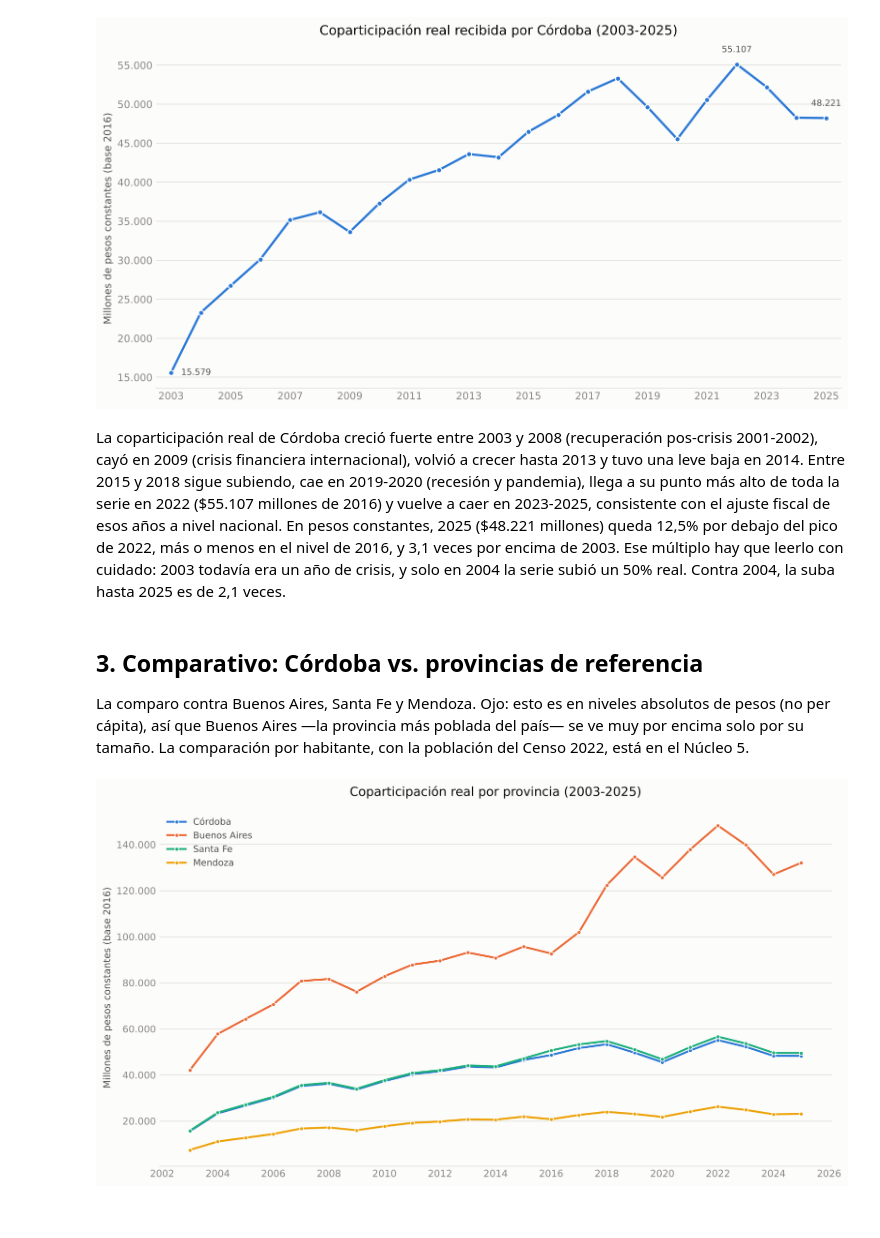
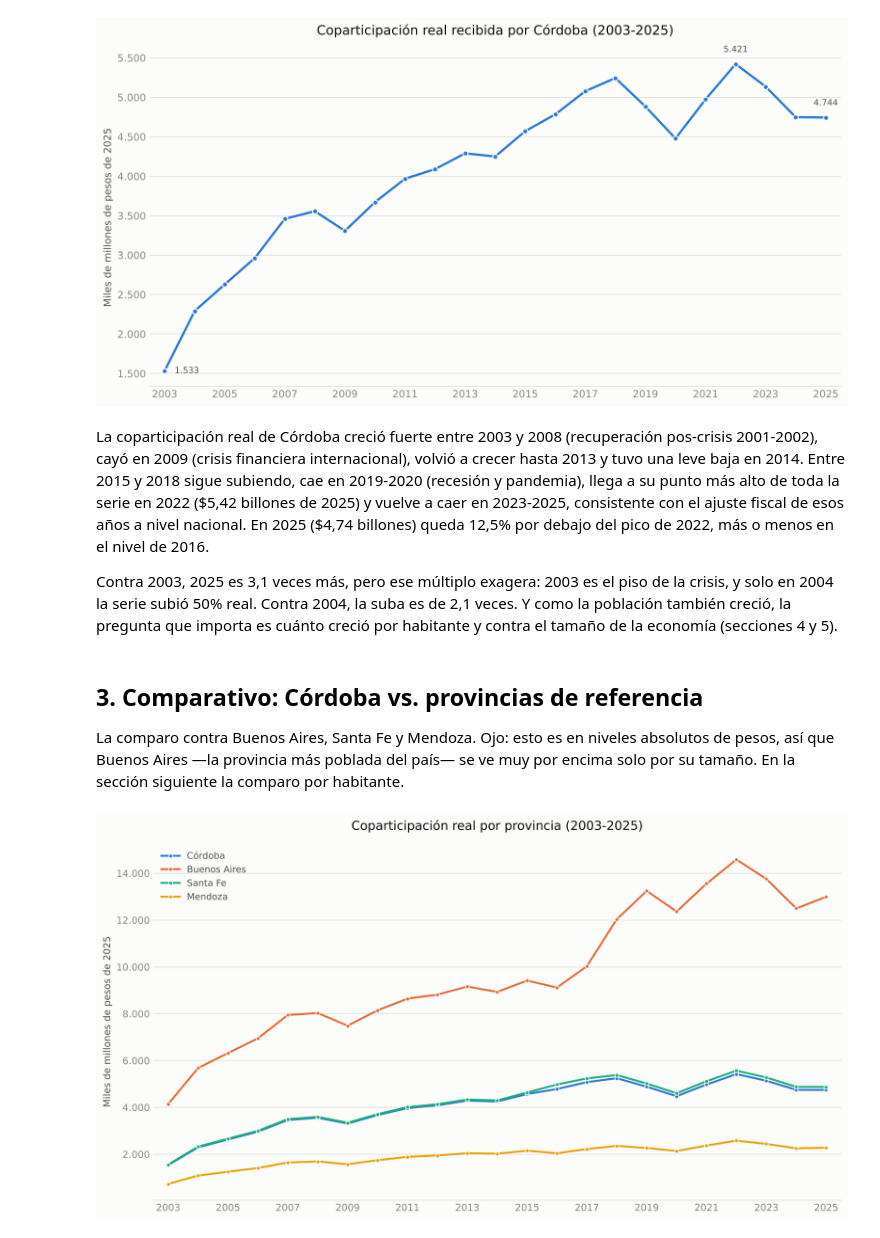
Before and after one commit to llorenzomagnano-sys/analisis-de-la-coparticipacion-federal-con-foco-en-cordoba, a Jupyter notebook: notebooks/01_serie_historica.ipynb, the cells around one changed output. Saved outputs shown, nothing was run; the diff lists cells and outputs as text; code cells hidden in the pictures.

```diff
--- a/notebooks/01_serie_historica.ipynb
+++ b/notebooks/01_serie_historica.ipynb
@@ -25,4 +27,6 @@ Trabajo sobre `data/processed/coparticipacion_real.csv`, generado por
 # %%
+import sys
+
 import pandas as pd
 import matplotlib.pyplot as plt
 import matplotlib.ticker as mticker
@@ -56,6 +60,27 @@ BASE_DIR = Path("..").resolve() if Path("../data").exists() else Path(".").resol
 FIGURES_DIR = BASE_DIR / "output" / "figures"
 FIGURES_DIR.mkdir(parents=True, exist_ok=True)
 
+sys.path.insert(0, str(BASE_DIR / "scripts"))
+from build_coparticipacion_pib_poblacion import descomponer  # noqa: E402
+
 df = pd.read_csv(BASE_DIR / "data" / "processed" / "coparticipacion_real.csv")
+# El CSV trae los montos reales en pesos de 2016. Para los gráficos los paso a pesos de
+# 2025, una unidad más fácil de dimensionar: mismo IPC, solo cambia el año de referencia.
+ipc_2025 = df.loc[df["anio"] == 2025, "ipc_promedio_anual"].iloc[0]
+df["real_miles_millones_2025"] = df["monto_nominal"] * ipc_2025 / df["ipc_promedio_anual"] / 1e3
+por_habitante = pd.read_csv(BASE_DIR / "data" / "processed" / "coparticipacion_por_habitante.csv")
+agregada = pd.read_csv(BASE_DIR / "data" / "processed" / "coparticipacion_agregada.csv")
+
+
+def ar(valor, decimales=2):
+    """Formato argentino: coma decimal, punto de miles."""
+    return f"{valor:,.{decimales}f}".replace(",", "X").replace(".", ",").replace("X", ".")
+
+
+def pesos_por_habitante(miles):
+    """Etiqueta en miles de pesos, o en millones desde $1 millón."""
+    return f"${ar(miles / 1e3)} millones" if miles >= 1e3 else f"${ar(miles, 0)} mil"
+
+
 df.head()
 # %% [output]
@@ -96,19 +122,19 @@ cordoba = df[df["provincia"] == "Córdoba"].sort_values("anio")
 
 fig, ax = plt.subplots(figsize=(10.5, 5.5), dpi=150)
 ax.plot(
-    cordoba["anio"], cordoba["monto_real_base2016"],
+    cordoba["anio"], cordoba["real_miles_millones_2025"],
     color=COLOR_CORDOBA, linewidth=2.2, marker="o", markersize=5,
     markerfacecolor=COLOR_CORDOBA, markeredgecolor=SURFACE, markeredgewidth=1,
 )
 
 # Etiquetas directas selectivas: primer punto, mínimo, máximo y último punto.
-idx_max = cordoba["monto_real_base2016"].idxmax()
-idx_min = cordoba["monto_real_base2016"].idxmin()
+idx_max = cordoba["real_miles_millones_2025"].idxmax()
+idx_min = cordoba["real_miles_millones_2025"].idxmin()
 for idx in sorted(set([cordoba.index[0], idx_min, idx_max, cordoba.index[-1]])):
     row = cordoba.loc[idx]
     ax.annotate(
-        f"{row['monto_real_base2016']:,.0f}".replace(",", "."),
-        (row["anio"], row["monto_real_base2016"]),
+        f"{row['real_miles_millones_2025']:,.0f}".replace(",", "."),
+        (row["anio"], row["real_miles_millones_2025"]),
         textcoords="offset points",
         xytext=((10, 0) if idx == cordoba.index[0] else (0, 10)),
         ha=("left" if idx == cordoba.index[0] else "center"),
@@ -117,7 +143,7 @@ for idx in sorted(set([cordoba.index[0], idx_min, idx_max, cordoba.index[-1]])):
     )
 
 ax.set_title("Coparticipación real recibida por Córdoba (2003-2025)", fontsize=13, color=INK_PRIMARY, pad=14)
-ax.set_ylabel("Millones de pesos constantes (base 2016)", fontsize=10)
+ax.set_ylabel("Miles de millones de pesos de 2025", fontsize=10)
 ax.set_xlabel("")
 ax.set_xlim(2002.5, 2025.5)
 ax.set_xticks(range(2003, 2026, 2))
@@ -134,25 +160,26 @@ fig.tight_layout()
 fig.savefig(FIGURES_DIR / "cordoba_evolucion_real_2003_2025.png", dpi=300, facecolor=SURFACE)
 plt.show()
 # %% [output]
-[figure, old version]
+[figure, new version]
 # %% [markdown]
 La coparticipación real de Córdoba creció fuerte entre 2003 y 2008 (recuperación
 pos-crisis 2001-2002), cayó en 2009 (crisis financiera internacional), volvió a crecer
 hasta 2013 y tuvo una leve baja en 2014. Entre 2015 y 2018 sigue subiendo, cae en
 2019-2020 (recesión y pandemia), llega a su punto más alto de toda la serie en 2022
-(\$55.107 millones de 2016) y vuelve a caer en 2023-2025, consistente con el ajuste
-fiscal de esos años a nivel nacional. En pesos constantes, 2025 (\$48.221 millones)
-queda 12,5% por debajo del pico de 2022, más o menos en el nivel de 2016, y 3,1 veces
-por encima de 2003. Ese múltiplo hay que leerlo con cuidado: 2003 todavía era un año de
-crisis, y solo en 2004 la serie subió un 50% real. Contra 2004, la suba hasta 2025 es de
-2,1 veces.
+(\$5,42 billones de 2025) y vuelve a caer en 2023-2025, consistente con el ajuste fiscal
+de esos años a nivel nacional. En 2025 (\$4,74 billones) queda 12,5% por debajo del pico
+de 2022, más o menos en el nivel de 2016.
+
+Contra 2003, 2025 es 3,1 veces más, pero ese múltiplo exagera: 2003 es el piso de la
+crisis, y solo en 2004 la serie subió 50% real. Contra 2004, la suba es de 2,1 veces. Y
+como la población también creció, la pregunta que importa es cuánto creció por
+habitante y contra el tamaño de la economía (secciones 4 y 5).
 # %% [markdown]
 ## 3. Comparativo: Córdoba vs. provincias de referencia
 
 La comparo contra Buenos Aires, Santa Fe y Mendoza. Ojo: esto es en niveles absolutos
-de pesos (no per cápita), así que Buenos Aires —la provincia más poblada del país— se
-ve muy por encima solo por su tamaño. La comparación por habitante, con la población del
-Censo 2022, está en el Núcleo 5.
+de pesos, así que Buenos Aires —la provincia más poblada del país— se ve muy por encima
+solo por su tamaño. En la sección siguiente la comparo por habitante.
 # %%
 provincias_referencia = ["Córdoba", "Buenos Aires", "Santa Fe", "Mendoza"]
 colores = {
@@ -161,35 +188,36 @@ colores = {
     "Santa Fe": COLOR_SANTA_FE,
     "Mendoza": COLOR_MENDOZA,
 }
 
 fig, ax = plt.subplots(figsize=(11, 6), dpi=150)
 for provincia in provincias_referencia:
     serie = df[df["provincia"] == provincia].sort_values("anio")
     ax.plot(
-        serie["anio"], serie["monto_real_base2016"],
+        serie["anio"], serie["real_miles_millones_2025"],
         color=colores[provincia], linewidth=2, marker="o", markersize=4,
         markerfacecolor=colores[provincia], markeredgecolor=SURFACE, markeredgewidth=0.8,
         label=provincia,
     )
 
 ax.set_title("Coparticipación real por provincia (2003-2025)", fontsize=13, color=INK_PRIMARY, pad=14)
-ax.set_ylabel("Millones de pesos constantes (base 2016)", fontsize=10)
+ax.set_ylabel("Miles de millones de pesos de 2025", fontsize=10)
 ax.set_xlabel("")
-ax.xaxis.set_major_locator(mticker.MultipleLocator(2))
+ax.set_xlim(2002.5, 2025.5)
+ax.set_xticks(range(2003, 2026, 2))
 ax.yaxis.set_major_formatter(mticker.FuncFormatter(lambda x, _: f"{x:,.0f}".replace(",", ".")))
 ax.grid(axis="y", color=GRID_COLOR, linewidth=0.8)
 ax.set_axisbelow(True)
 for spine in ["top", "right", "left"]:
     ax.spines[spine].set_visible(False)
 ax.spines["bottom"].set_color(GRID_COLOR)
 ax.tick_params(axis="both", length=0)
 legend = ax.legend(frameon=False, loc="upper left", fontsize=9.5)
 for text in legend.get_texts():
     text.set_color(INK_SECONDARY)
 
 fig.tight_layout()
 fig.savefig(FIGURES_DIR / "comparativo_provincias_real_2003_2025.png", dpi=300, facecolor=SURFACE)
 plt.show()
 # %% [output]
-[figure, old version]
+[figure, new version]
 # %% [markdown]
```
Also changed, not shown: parts of 14 cells of this notebook, 32 other files.
